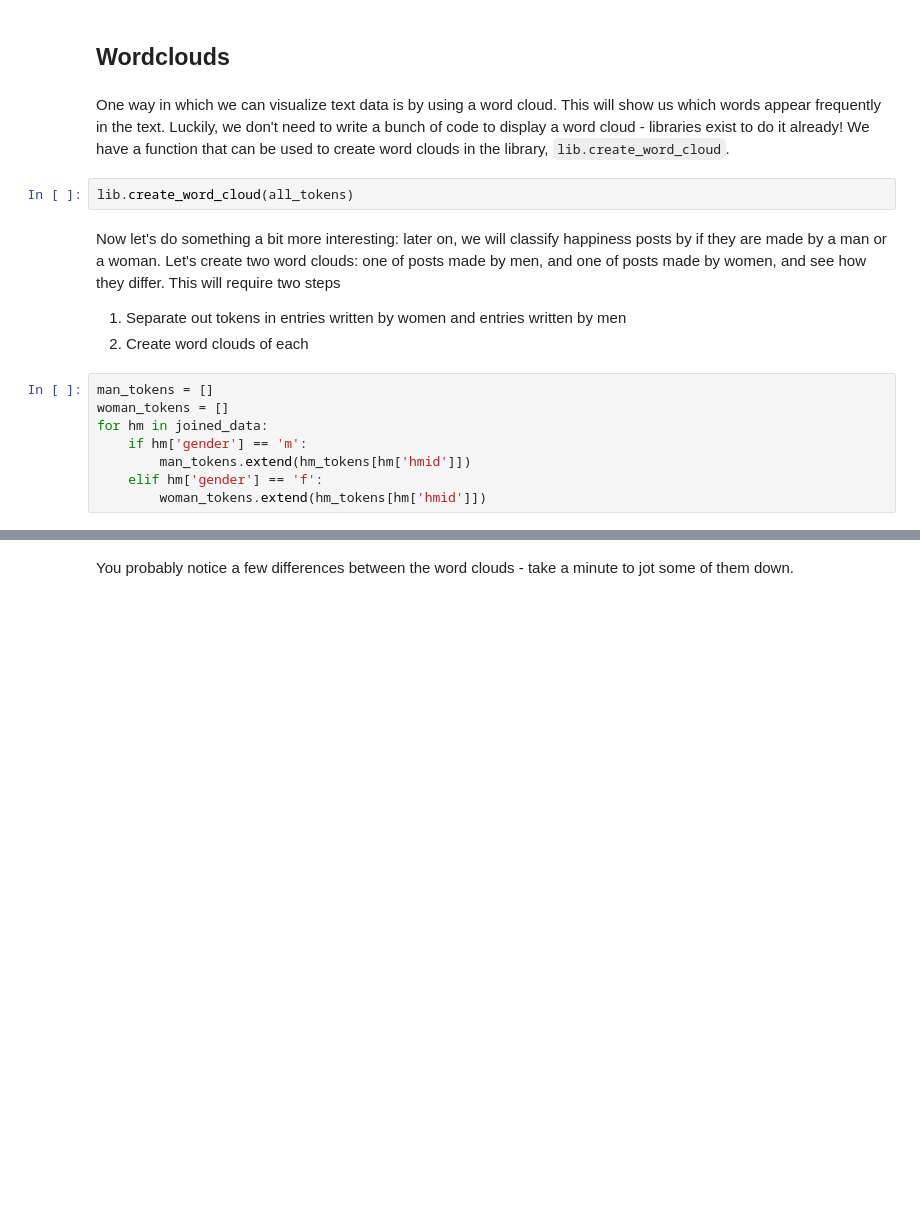
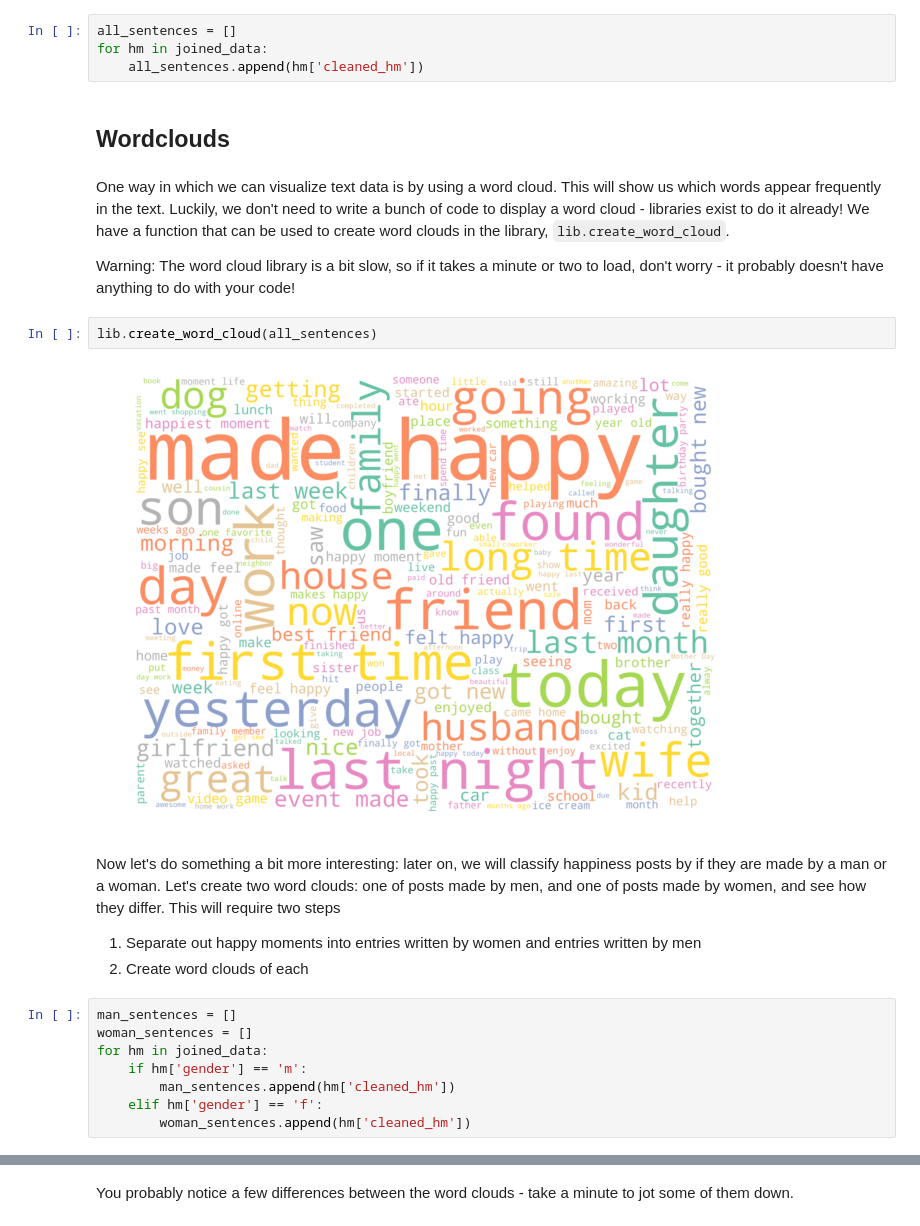
Before and after one commit to lbiester/AI4All-UM-NLP, a Jupyter notebook: 2_Basic_Language_Processing.ipynb, the cells around one changed output, grey strips where cells are left out. Cells and saved outputs as stored; diff of their text form; blank space fills up the shorter version.

Commit message:
Minor changes. Still may want to edit word cloud function in lib

```diff
--- a/2_Basic_Language_Processing.ipynb
+++ b/2_Basic_Language_Processing.ipynb
@@ -48,20 +43,28 @@ all_tokens = list(itertools.chain.from_iterable(hm_tokens.values()))
+# %%
+all_sentences = []
+for hm in joined_data:
+    all_sentences.append(hm['cleaned_hm'])
 # %% [markdown]
 ## Wordclouds
 # %% [markdown]
 One way in which we can visualize text data is by using a word cloud. This will show us which words appear frequently in the text. Luckily, we don't need to write a bunch of code to display a word cloud - libraries exist to do it already! We have a function that can be used to create word clouds in the library, `lib.create_word_cloud`.
+
+Warning: The word cloud library is a bit slow, so if it takes a minute or two to load, don't worry - it probably doesn't have anything to do with your code!
 # %%
-lib.create_word_cloud(all_tokens)
+lib.create_word_cloud(all_sentences)
+# %% [output]
+[figure, added]
 # %% [markdown]
 Now let's do something a bit more interesting: later on, we will classify happiness posts by if they are made by a man or a woman. Let's create two word clouds: one of posts made by men, and one of posts made by women, and see how they differ. This will require two steps
 
-1. Separate out tokens in entries written by women and entries written by men
+1. Separate out happy moments into entries written by women and entries written by men
 1. Create word clouds of each
 # %%
-man_tokens = []
-woman_tokens = []
+man_sentences = []
+woman_sentences = []
 for hm in joined_data:
     if hm['gender'] == 'm':
-        man_tokens.extend(hm_tokens[hm['hmid']])
+        man_sentences.append(hm['cleaned_hm'])
     elif hm['gender'] == 'f':
-        woman_tokens.extend(hm_tokens[hm['hmid']])
+        woman_sentences.append(hm['cleaned_hm'])
 # %%
```
Also changed, not shown: parts of 19 cells of this notebook.
